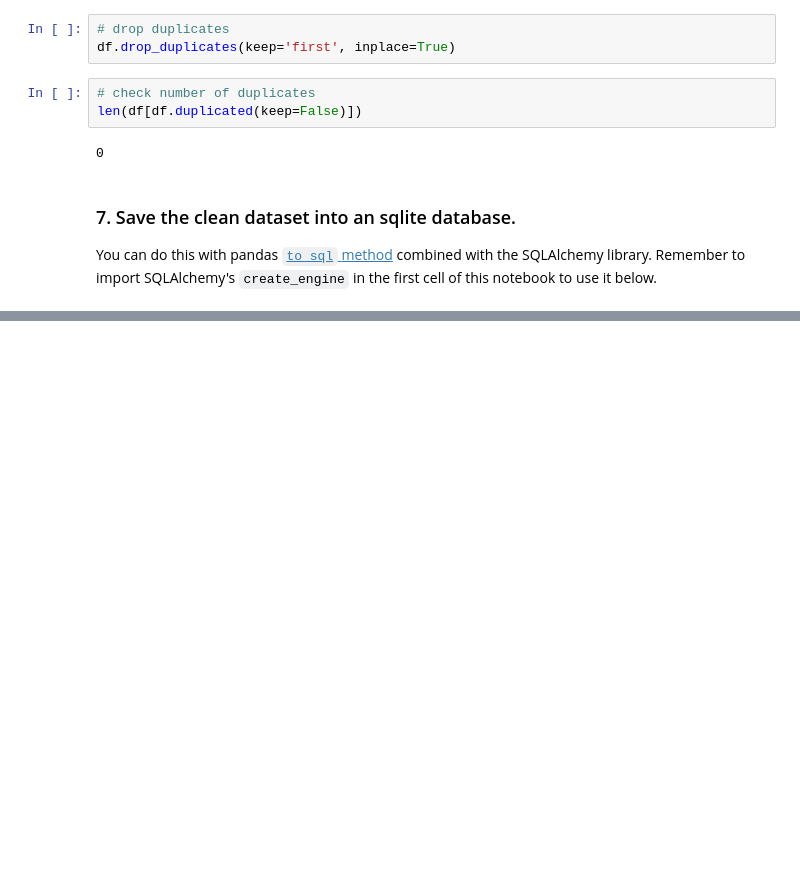
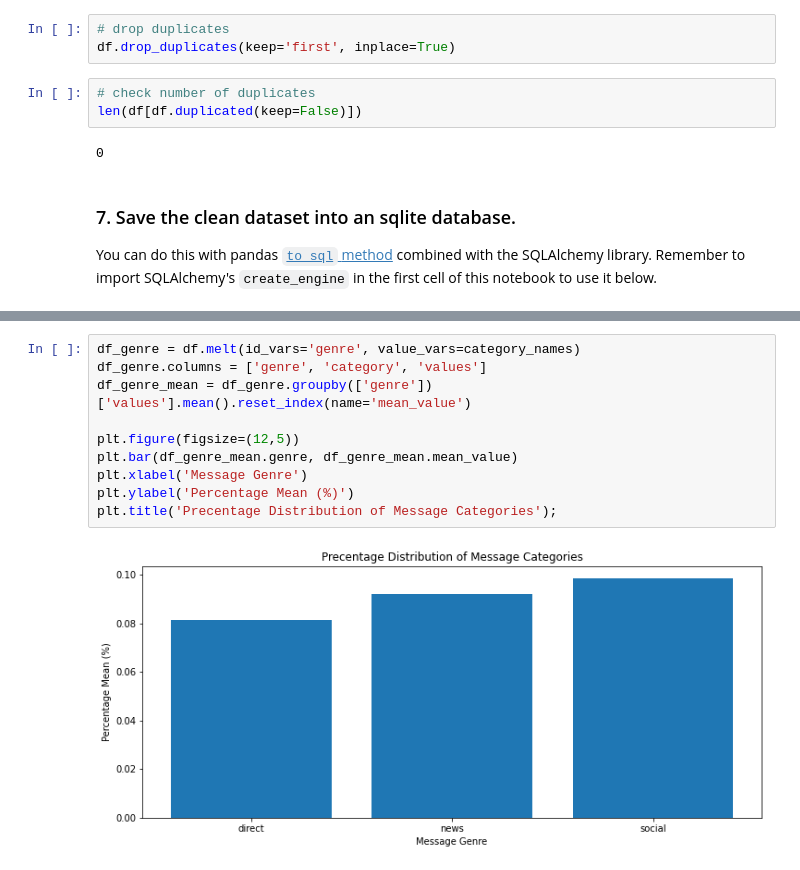
Before and after one commit to ikennanwosu/Disaster_Response_Pipeline, a Jupyter notebook: ETL_Pipeline.ipynb, the cells around one changed output, grey strips where cells are left out. Cells and saved outputs as stored; diff of their text form; blank space fills up the shorter version.

```diff
--- a/ETL_Pipeline.ipynb
+++ b/ETL_Pipeline.ipynb
@@ -164,0 +316,12 @@ Use the template file attached in the Resources folder to write a script that ru
+# %%
+df_genre = df.melt(id_vars='genre', value_vars=category_names)
+df_genre.columns = ['genre', 'category', 'values']
+df_genre_mean = df_genre.groupby(['genre'])['values'].mean().reset_index(name='mean_value')
+
+plt.figure(figsize=(12,5))
+plt.bar(df_genre_mean.genre, df_genre_mean.mean_value)
+plt.xlabel('Message Genre')
+plt.ylabel('Percentage Mean (%)')
+plt.title('Precentage Distribution of Message Categories');
+# %% [output]
+[figure, added]
```
Also changed, not shown: parts of 23 cells of this notebook.
